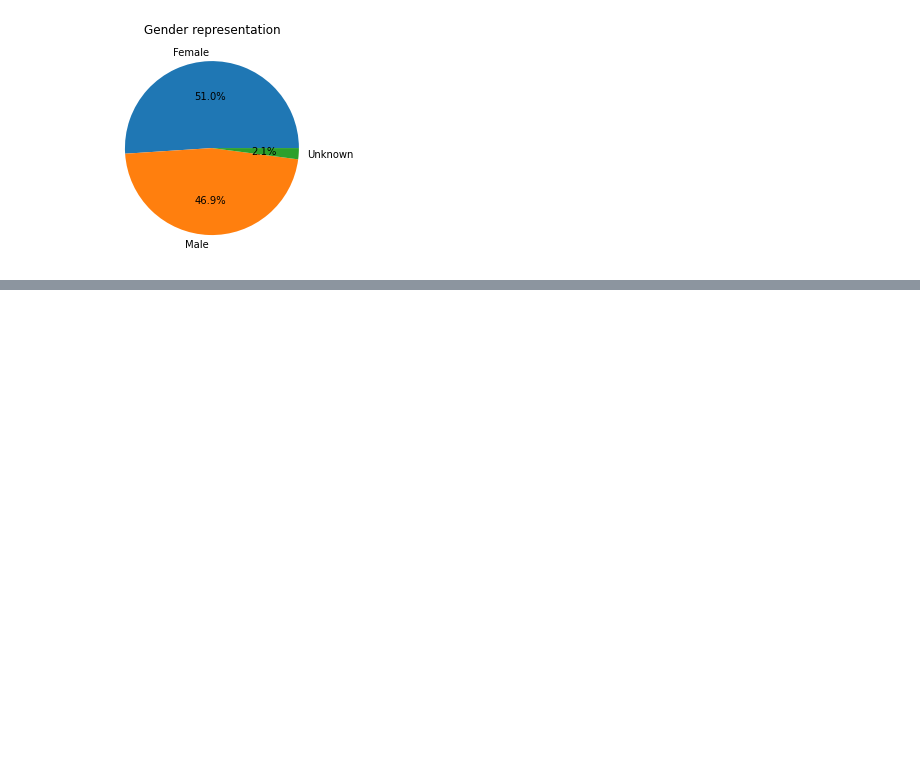
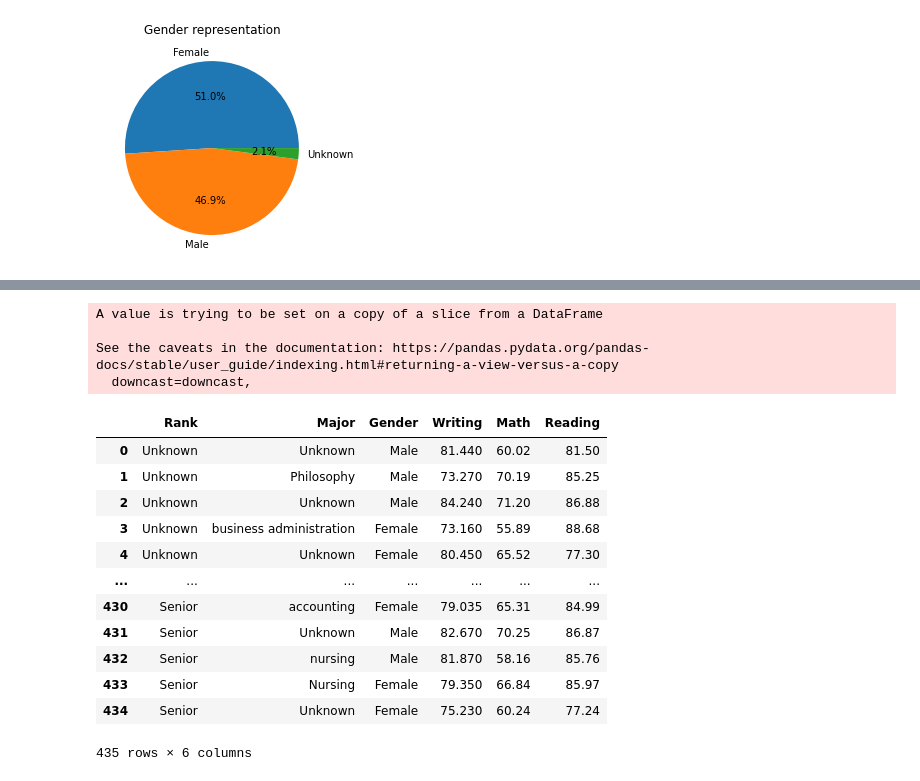
Before and after one commit to cornel-kim/samples, a Jupyter notebook: Lesson2.ipynb, the cells around one changed output, grey strips where cells are left out. Drawn from its saved outputs; the diff is of its cells as text; code cells hidden in the pictures; blank space fills up the shorter version.

```diff
--- a/Lesson2.ipynb
+++ b/Lesson2.ipynb
@@ -127,3 +155,35 @@ Text(0, 0.5, '')
+# %%
+#fixing and replacing continous data
+#replace the value of the missing variable with either a median or a mean value.
+median_writing = subset1['Writing'].median()
+subset1['Writing'].fillna(median_writing, inplace=True)
+#math
+median_math = subset1['Math'].median()
+subset1['Math'].fillna(median_math, inplace=True)
+
+#English
+median_read = subset1['Reading'].median()
+subset1['Reading'].fillna(median_read, inplace=True)
+
+subset1
+# %% [output]
+A value is trying to be set on a copy of a slice from a DataFrame
+
+See the caveats in the documentation: https://pandas.pydata.org/pandas-docs/stable/user_guide/indexing.html#returning-a-view-versus-a-copy
+  downcast=downcast,
+|  | Rank | Major | Gender | Writing | Math | Reading |
+| 0 | Unknown | Unknown | Male | 81.440 | 60.02 | 81.50 |
+| 1 | Unknown | Philosophy | Male | 73.270 | 70.19 | 85.25 |
+| 2 | Unknown | Unknown | Male | 84.240 | 71.20 | 86.88 |
+| 3 | Unknown | business administration | Female | 73.160 | 55.89 | 88.68 |
+| 4 | Unknown | Unknown | Female | 80.450 | 65.52 | 77.30 |
+| ... | ... | ... | ... | ... | ... | ... |
+| 430 | Senior | accounting | Female | 79.035 | 65.31 | 84.99 |
+| 431 | Senior | Unknown | Male | 82.670 | 70.25 | 86.87 |
+| 432 | Senior | nursing | Male | 81.870 | 58.16 | 85.76 |
+| 433 | Senior | Nursing | Female | 79.350 | 66.84 | 85.97 |
+| 434 | Senior | Unknown | Female | 75.230 | 60.24 | 77.24 |
+435 rows × 6 columns
 # %%
 subset1.isnull().sum()
 # %% [output]
```
Also changed, not shown: parts of 2 cells of this notebook.
